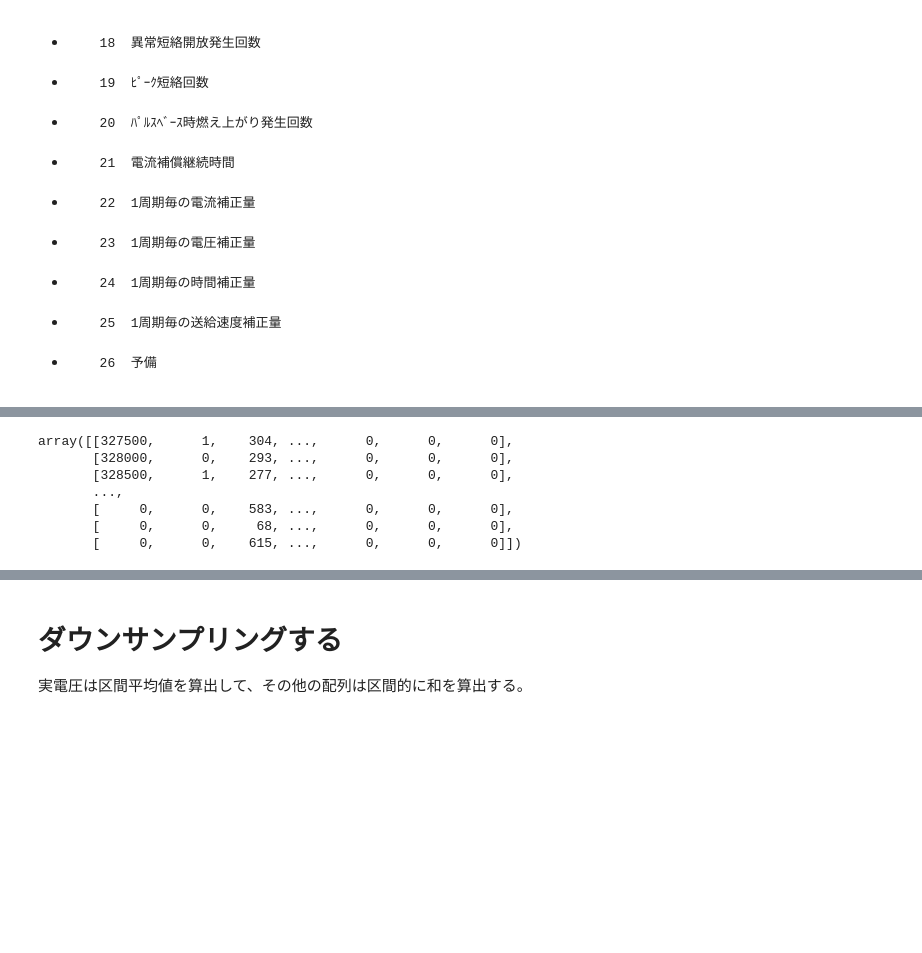
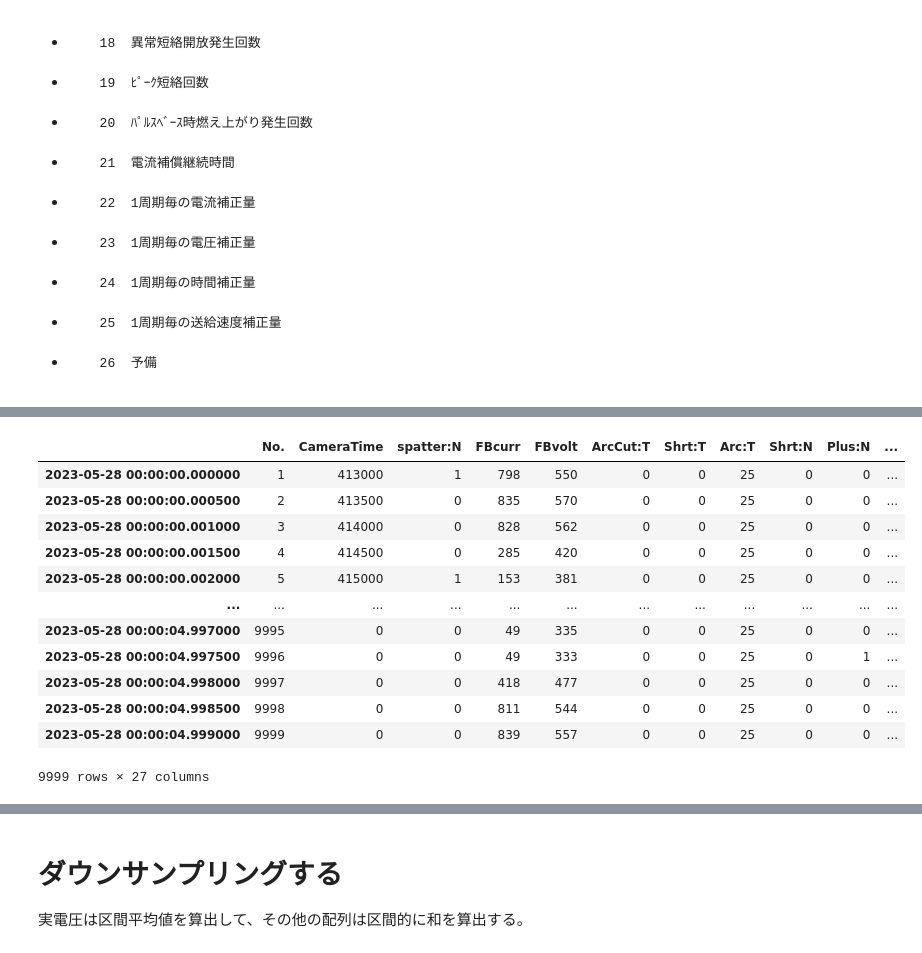
Before and after one commit to MatsuKoou/keras_Fukushima, a Jupyter notebook: LSTM_try04-6.ipynb, the cells around one changed output, grey strips where cells are left out. Cells and saved outputs as stored; diff of their text form; code cells hidden in the pictures; blank space fills up the shorter version.

Commit message:
Colaboratory を使用して作成しました

```diff
--- a/LSTM_try04-6.ipynb
+++ b/LSTM_try04-6.ipynb
@@ -2,0 +39,11 @@
+# %%
+folder_path ='/content/drive/MyDrive/Colab Notebooks/dataset/welding_data'
+
+# フォルダパス内のCSVファイルのリストを作成する
+csv_files = []
+for root, dirs, files in os.walk(folder_path):
+    for file in files:
+        if file.endswith(".csv"):
+            csv_files.append(os.path.join(root, file))
+
+print(csv_files)
@@ -65,10 +82,20 @@ Drive already mounted at /content/drive; to attempt to forcibly remount, call dr
-# %%
-data
-# %% [output]
-array([[327500,      1,    304, ...,      0,      0,      0],
-       [328000,      0,    293, ...,      0,      0,      0],
-       [328500,      1,    277, ...,      0,      0,      0],
-       ...,
-       [     0,      0,    583, ...,      0,      0,      0],
-       [     0,      0,     68, ...,      0,      0,      0],
-       [     0,      0,    615, ...,      0,      0,      0]])
+# %%
+# 溶接電源特徴量及びスパッタ発生量データのフォーマットを参考にCSVファイルのラベルリストを準備
+label_list = ['No.','CameraTime','spatter:N','FBcurr','FBvolt','ArcCut:T','Shrt:T','Arc:T','Shrt:N','Plus:N','NeckMis:N','Neck:T','Arc-Peak:V','Arc-Peak:I','ShrtOpn:I','preShrt-Arc:I','microShrt:N','microShort-ArcI','Abnrml_ShrtOpn:N','Peak-Shrt:N','PlusBase_brnbk:N','currI_kep:T','1cyc-corrI','1cyc_corrV','1cyc-corrT','1cyc-corrWFS','reserve']
+
+# ****** 溶接電源特徴量及びスパッタ発生量データの不要なデータ列の除外 ******
+#     非特徴量データを除外
+#     Name:'No.','CameraTime'
+#
+#     'FBcurr','FBvolt'のうち'FBcurr'だけ除外。
+#     Name:'FBcurr'
+#
+#     ＣＯ２短絡、ＭＡＧ短絡、ＭＡＧパルスの時系列データから共通してゼロ値のデータのものを除外。
+#     Name:'ArcCut:T', 'Abnrml_ShrtOpn:N', '1cyc_corrV','1cyc-corrWFS','reserve'
+# まとめると、
+
+# 不要な時系列データのラベルリスト
+# ＣＯ２短絡、ＭＡＧ短絡、ＭＡＧパルスの時系列データから共通してゼロ値のデータのものを除外。（ＡＮＤ条件）
+#unwanted_columns = ['No.','CameraTime','FBcurr','ArcCut:T','Abnrml_ShrtOpn:N','1cyc_corrV','1cyc-corrWFS','reserve']
+# ＣＯ２短絡、ＭＡＧ短絡、ＭＡＧパルスのいづれか時系列データでゼロ値のデータのものを除外。（ＯＲ条件）
+unwanted_columns = ['No.','CameraTime','ArcCut:T','NeckMis:N','Neck:T','microShrt:N','microShort-ArcI','Abnrml_ShrtOpn:N','Peak-Shrt:N', 'currI_kep:T', '1cyc_corrV','1cyc-corrWFS','reserve']
@@ -74,0 +113,16 @@ array([[327500,      1,    304, ...,      0,      0,      0],
+# %%
+df
+# %% [output]
+|  | No. | CameraTime | spatter:N | FBcurr | FBvolt | ArcCut:T | Shrt:T | Arc:T | Shrt:N | Plus:N | ... |
+| 2023-05-28 00:00:00.000000 | 1 | 413000 | 1 | 798 | 550 | 0 | 0 | 25 | 0 | 0 | ... |
+| 2023-05-28 00:00:00.000500 | 2 | 413500 | 0 | 835 | 570 | 0 | 0 | 25 | 0 | 0 | ... |
+| 2023-05-28 00:00:00.001000 | 3 | 414000 | 0 | 828 | 562 | 0 | 0 | 25 | 0 | 0 | ... |
+| 2023-05-28 00:00:00.001500 | 4 | 414500 | 0 | 285 | 420 | 0 | 0 | 25 | 0 | 0 | ... |
+| 2023-05-28 00:00:00.002000 | 5 | 415000 | 1 | 153 | 381 | 0 | 0 | 25 | 0 | 0 | ... |
+| ... | ... | ... | ... | ... | ... | ... | ... | ... | ... | ... | ... |
+| 2023-05-28 00:00:04.997000 | 9995 | 0 | 0 | 49 | 335 | 0 | 0 | 25 | 0 | 0 | ... |
+| 2023-05-28 00:00:04.997500 | 9996 | 0 | 0 | 49 | 333 | 0 | 0 | 25 | 0 | 1 | ... |
+| 2023-05-28 00:00:04.998000 | 9997 | 0 | 0 | 418 | 477 | 0 | 0 | 25 | 0 | 0 | ... |
+| 2023-05-28 00:00:04.998500 | 9998 | 0 | 0 | 811 | 544 | 0 | 0 | 25 | 0 | 0 | ... |
+| 2023-05-28 00:00:04.999000 | 9999 | 0 | 0 | 839 | 557 | 0 | 0 | 25 | 0 | 0 | ... |
+9999 rows × 27 columns
```
Also changed, not shown: parts of 27 cells of this notebook.
